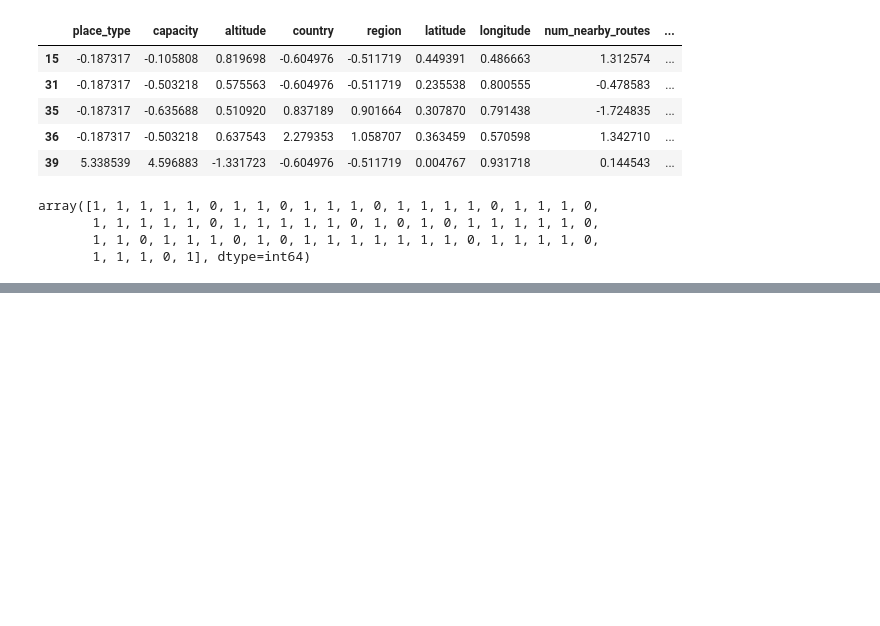
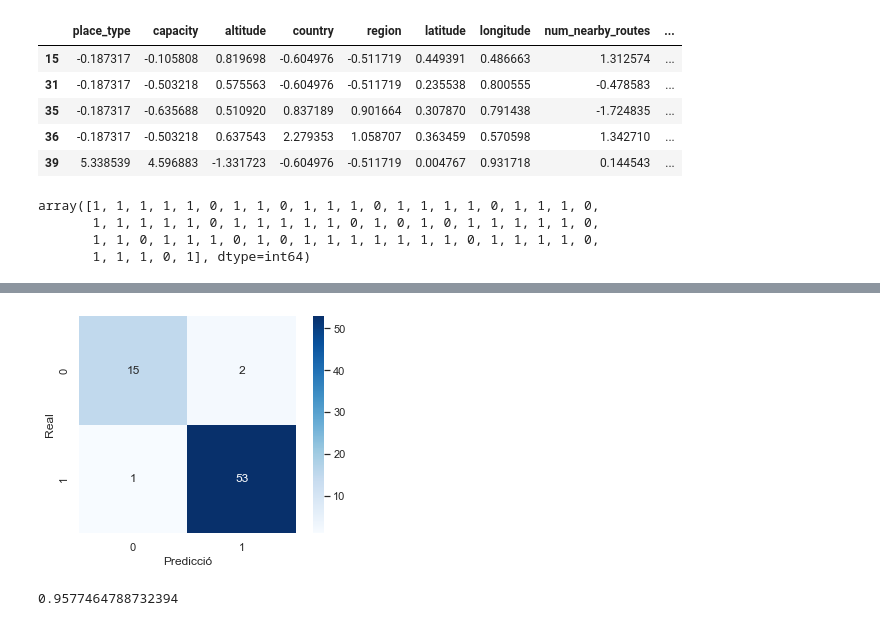
Before and after one commit to sarajose/data_analysis_of_a_dataset, a Jupyter notebook: code/data_analysis.ipynb, the cells around one changed output, grey strips where cells are left out. Saved outputs shown, nothing was run; the diff lists cells and outputs as text; code cells hidden in the pictures; blank space fills up the shorter version.

Commit message:
Confussion matrix, accuracy and precision added

```diff
--- a/code/data_analysis.ipynb
+++ b/code/data_analysis.ipynb
@@ -243,0 +238,10 @@ array([1, 1, 1, 1, 1, 0, 1, 1, 0, 1, 1, 1, 0, 1, 1, 1, 1, 0, 1, 1, 1, 0,
+# %%
+# Matriu de confusió
+from sklearn.metrics import confusion_matrix
+
+matrix = confusion_matrix(y_test, predicted)
+sns.heatmap(matrix, annot=True, fmt="d", cmap='Blues', square=True)
+plt.xlabel("Predicció")
+plt.ylabel("Real")
+plt
+# %% [output]
@@ -243,0 +249,8 @@ array([1, 1, 1, 1, 1, 0, 1, 1, 0, 1, 1, 1, 0, 1, 1, 1, 1, 0, 1, 1, 1, 0,
+[figure, added]
+# %%
+# Accuracy
+from sklearn.metrics import accuracy_score
+
+accuracy_score(y_test, predicted)
+# %% [output]
+0.9577464788732394
```
Also changed, not shown: parts of 5 cells of this notebook.
